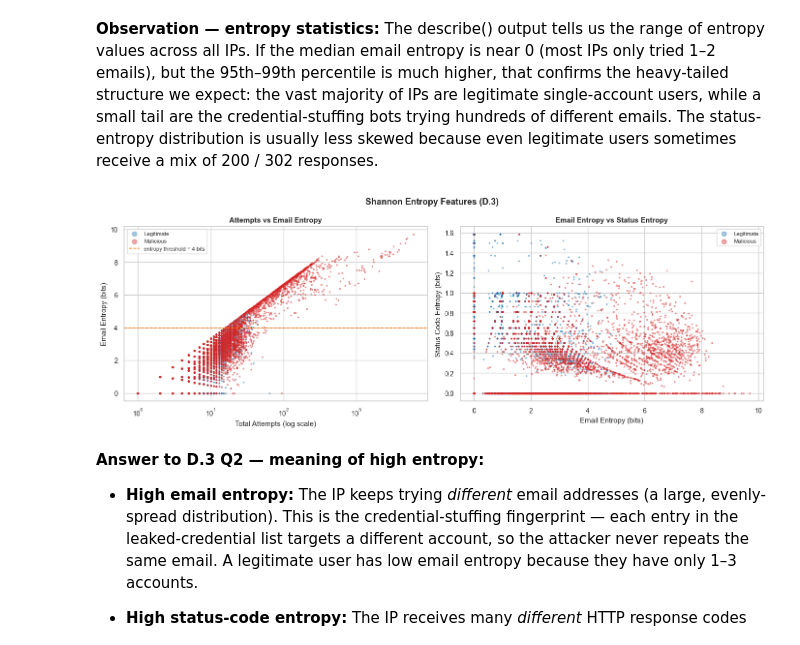
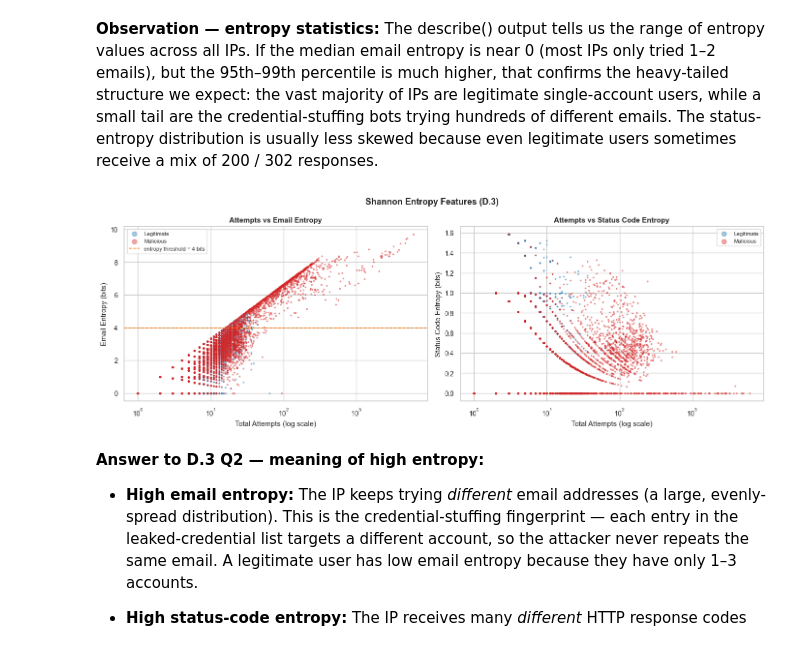
Before and after one commit to Amit-Cohen10/Credential-Stuffing-Attack-Detection, a Jupyter notebook: HW1_Credential_Stuffing.ipynb, the cells around one changed output. Cells and saved outputs as stored; diff of their text form; code cells hidden in the pictures.

```diff
--- a/HW1_Credential_Stuffing.ipynb
+++ b/HW1_Credential_Stuffing.ipynb
@@ -58,15 +58,15 @@ missing-value strategy) is grounded in evidence rather than guesswork.
 ### A.1 — Data Overview (5 pts)
 # %%
 # ============================================================
-# A1_load — read the dataset and sort by time
+# A1_load — read the dataset and preserve row order
 # ============================================================
-# We sort by epoch right away because every later analysis (rate-per-second,
-# inter-arrival times, time-series plots) assumes the rows are in time order.
+# We keep the original row order in df so the submitted CSV is exactly the
+# original dataset with labels appended. Time-specific analyses sort/resample by
+# timestamp locally instead of changing the master DataFrame order.
 df = pd.read_csv('assignment.csv')
 # Drop the auto-index column that pandas adds when re-saving CSVs;
 # it has no analytical meaning and would just clutter the output.
 df = df.drop(columns=['Unnamed: 0'], errors='ignore')
-df = df.sort_values('epoch').reset_index(drop=True)
 
 print('Shape:', df.shape)
 print()
@@ -239,7 +244,7 @@ in a tight time frame — attackers that look fast really are fast.
 # ============================================================
 # We resample to 1-minute bins so we can see attack bursts without the noise
 # of per-second granularity. A bin >2× the median rate is a burst.
-per_min = df.set_index('ts').resample('1min').size()
+per_min = df.set_index('ts').sort_index().resample('1min').size()
 median_rate = per_min.median()
 burst_threshold = 2 * median_rate
 
@@ -284,6 +289,7 @@ and follow a human-time-of-day curve).
 # is noisy (we will measure this in Part C).
 per_min_by_risk = (
     df.set_index('ts')
+      .sort_index()
       .groupby('risk_indication')
       .resample('1min')
       .size()
@@ -1393,37 +1388,38 @@ even legitimate users sometimes receive a mix of 200 / 302 responses.
 # We map is_malicious per IP to colour the scatter so we can see whether
 # entropy separates the two classes visually.
 ip_features['flag_partC'] = ip_features['hashed_ip'].isin(
     set(df.loc[df['is_malicious'], 'hashed_ip']))
 
 fig, axes = plt.subplots(1, 2, figsize=(14, 5))
 fig.suptitle('Shannon Entropy Features (D.3)', fontsize=13, fontweight='bold')
 
 for is_mal, label, color in [(False, 'Legitimate', COLOR_OK),
                               (True,  'Malicious',  COLOR_MAL)]:
     sub = ip_features[ip_features['flag_partC'] == is_mal]
     axes[0].scatter(sub['ip_total_attempts'], sub['email_entropy'],
                     s=3, alpha=0.4, color=color, label=label)
-    axes[1].scatter(sub['email_entropy'],     sub['status_entropy'],
+    axes[1].scatter(sub['ip_total_attempts'], sub['status_entropy'],
                     s=3, alpha=0.4, color=color, label=label)
 
 axes[0].set_xscale('log')
 axes[0].set_title('Attempts vs Email Entropy', fontweight='bold')
 axes[0].set_xlabel('Total Attempts (log scale)')
 axes[0].set_ylabel('Email Entropy (bits)')
 axes[0].axhline(4, color='#ff7f0e', linestyle='--', linewidth=1.2,
                 label='entropy threshold = 4 bits')
 axes[0].legend(fontsize=8, markerscale=4)
 
-axes[1].set_title('Email Entropy vs Status Entropy', fontweight='bold')
-axes[1].set_xlabel('Email Entropy (bits)')
+axes[1].set_xscale('log')
+axes[1].set_title('Attempts vs Status Code Entropy', fontweight='bold')
+axes[1].set_xlabel('Total Attempts (log scale)')
 axes[1].set_ylabel('Status Code Entropy (bits)')
 axes[1].legend(fontsize=8, markerscale=4)
 
 plt.tight_layout()
 savefig('D3_entropy_scatter')
 plt.show()
 # %% [output]
-[figure, old version]
+[figure, new version]
 # %% [markdown]
 **Answer to D.3 Q2 — meaning of high entropy:**
 
```
Also changed, not shown: parts of 17 cells of this notebook, 3 other files.
